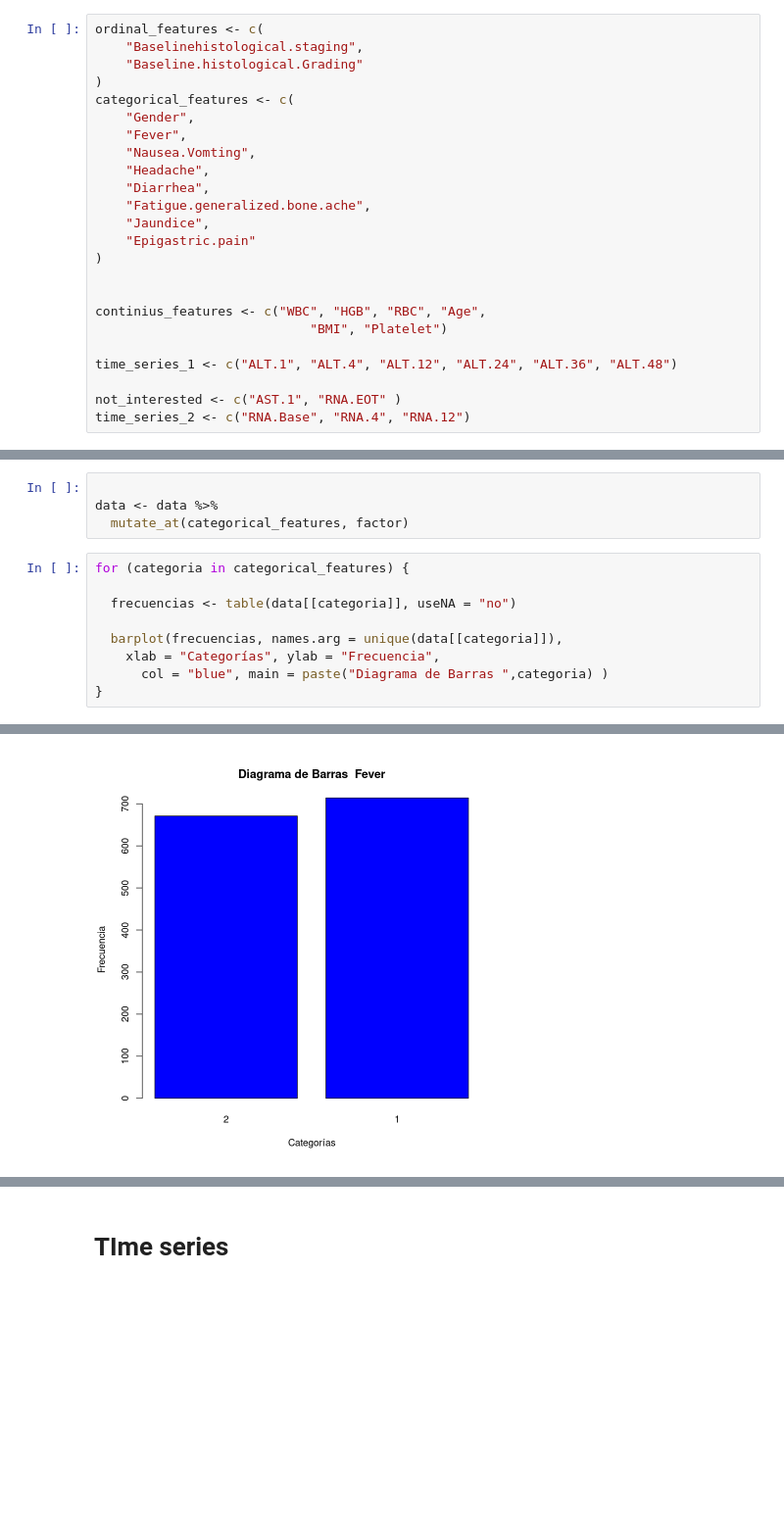
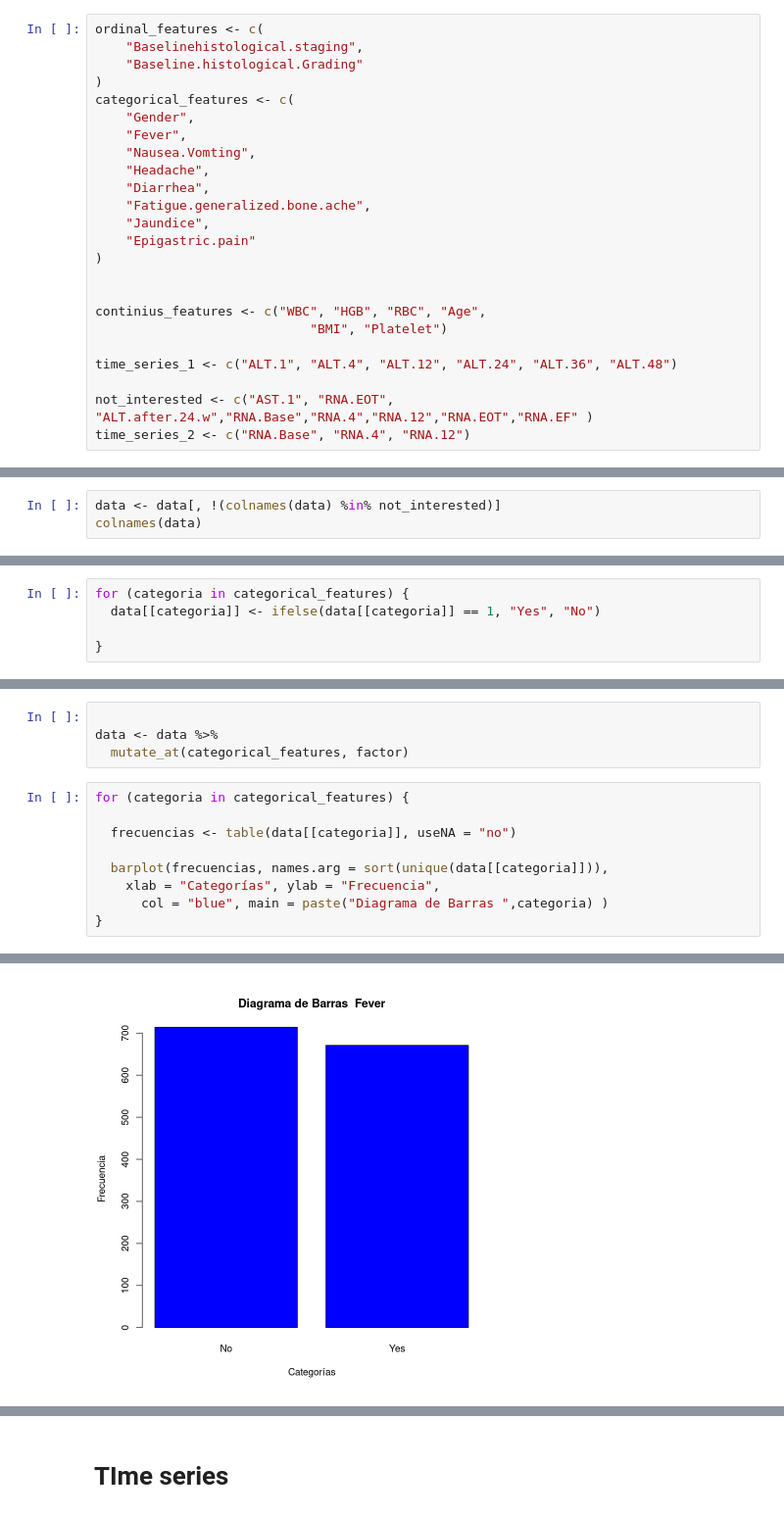
Before and after one commit to Alvaro8gb/DataVisualization, a Jupyter notebook: App/data.ipynb, the cells around one changed output, grey strips where cells are left out. Shown at 98% size. Saved outputs shown, nothing was run; the diff lists cells and outputs as text; blank space fills up the shorter version.

```diff
--- a/App/data.ipynb
+++ b/App/data.ipynb
@@ -136,7 +148,7 @@ continius_features <- c("WBC", "HGB", "RBC", "Age",
 
 time_series_1 <- c("ALT.1", "ALT.4", "ALT.12", "ALT.24", "ALT.36", "ALT.48")
 
-not_interested <- c("AST.1", "RNA.EOT" )
+not_interested <- c("AST.1", "RNA.EOT", "ALT.after.24.w","RNA.Base","RNA.4","RNA.12","RNA.EOT","RNA.EF" )
 time_series_2 <- c("RNA.Base", "RNA.4", "RNA.12")
 # %% [markdown]
 ## Preprocesing
@@ -146,0 +157,3 @@ time_series_2 <- c("RNA.Base", "RNA.4", "RNA.12")
+# %%
+data <- data[, !(colnames(data) %in% not_interested)]
+colnames(data)
@@ -147,3 +174,8 @@ time_series_2 <- c("RNA.Base", "RNA.4", "RNA.12")
+# %%
+for (categoria in categorical_features) {
+  data[[categoria]] <- ifelse(data[[categoria]] == 1, "Yes", "No")
+
+}
 # %%
 cols_continious <- sapply(data, is.numeric)
 print(cols_continious)
@@ -200,7 +232,7 @@ for (categoria in categorical_features) {
 
   frecuencias <- table(data[[categoria]], useNA = "no")
 
-  barplot(frecuencias, names.arg = unique(data[[categoria]]),
+  barplot(frecuencias, names.arg = sort(unique(data[[categoria]])),
     xlab = "Categorías", ylab = "Frecuencia",
       col = "blue", main = paste("Diagrama de Barras ",categoria) )
 }
@@ -209 +241 @@ for (categoria in categorical_features) {
-[figure, old version]
+[figure, new version]
```
Also changed, not shown: parts of 8 cells of this notebook, 2 other files.
